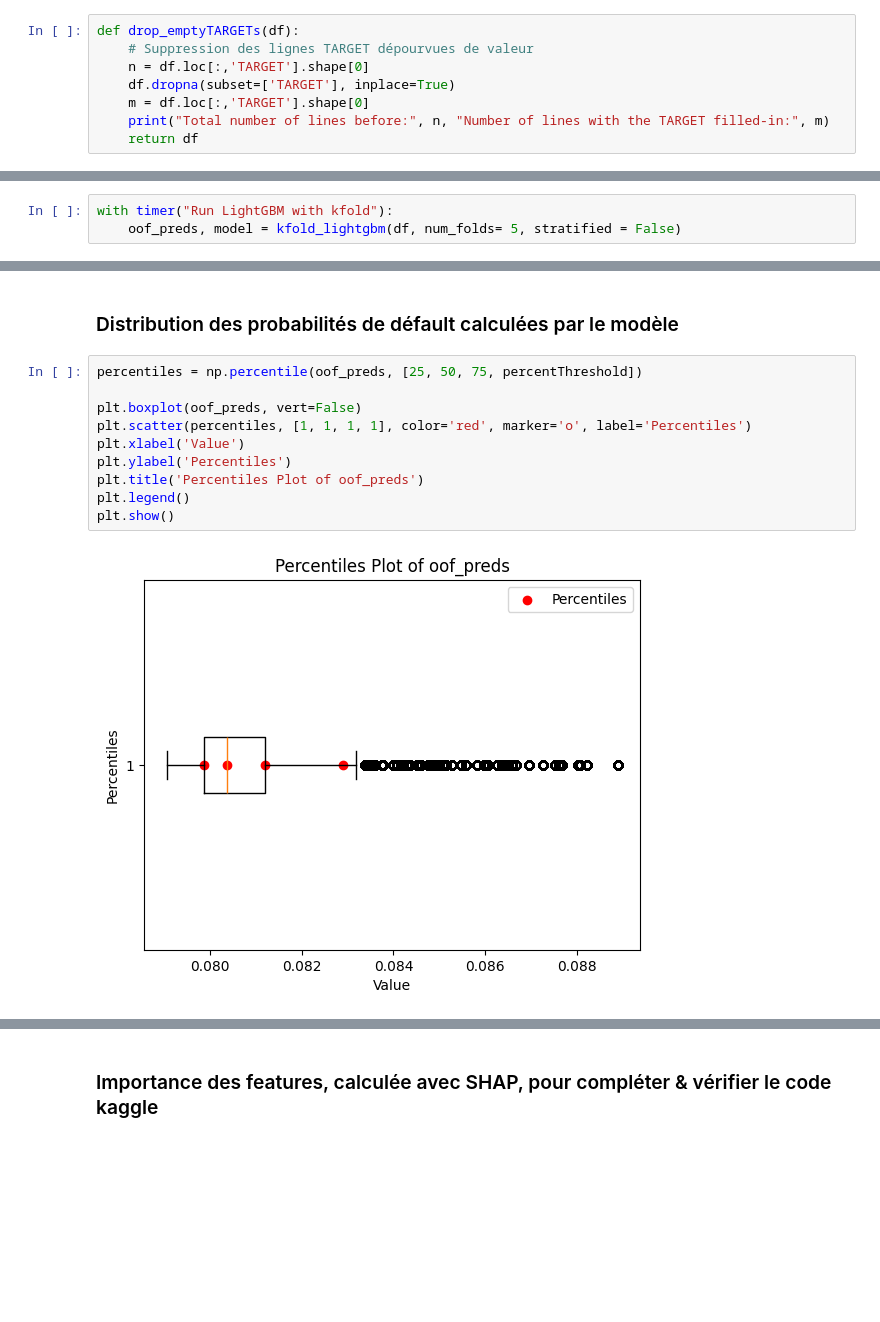
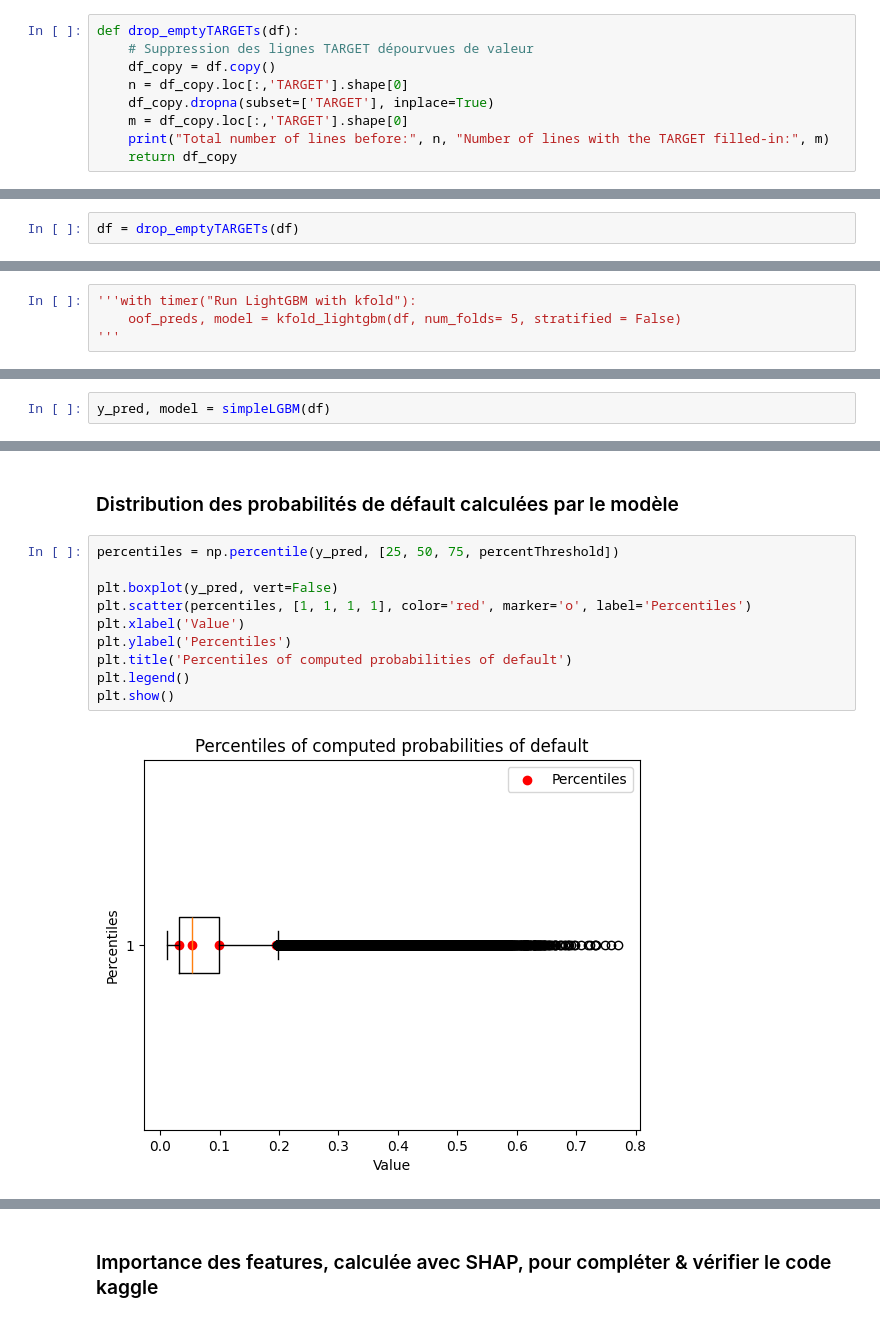
Before and after one commit to CharlesRrrr/RepositoryCreditScoring, a Jupyter notebook: PreProcessCreditToolG0.2.ipynb, the cells around one changed output, grey strips where cells are left out. Drawn from its saved outputs; the diff is of its cells as text; blank space fills up the shorter version.

```diff
--- a/PreProcessCreditToolG0.2.ipynb
+++ b/PreProcessCreditToolG0.2.ipynb
@@ -477,11 +479,12 @@ def clean_all(df):
 # %%
 def drop_emptyTARGETs(df):
     # Suppression des lignes TARGET dépourvues de valeur
-    n = df.loc[:,'TARGET'].shape[0]
-    df.dropna(subset=['TARGET'], inplace=True)
-    m = df.loc[:,'TARGET'].shape[0]
+    df_copy = df.copy()
+    n = df_copy.loc[:,'TARGET'].shape[0]
+    df_copy.dropna(subset=['TARGET'], inplace=True)
+    m = df_copy.loc[:,'TARGET'].shape[0]
     print("Total number of lines before:", n, "Number of lines with the TARGET filled-in:", m)
-    return df
+    return df_copy
 # %% [markdown]
 ### Fonction d'affichage de la ROC ou AUC (Area Under the ROC Curve)
 # %%
@@ -557,3 +560,5 @@ Non-numeric columns: Index(['NAME_CONTRACT_TYPE_Cash loans', 'NAME_CONTRACT_TYPE
       dtype='object', length=146)
 Still non-numeric columns, after cleaning: False
 JSON characters cleaned
+# %%
+df = drop_emptyTARGETs(df)
@@ -583,4 +628,5 @@ plt.show()
 # %%
-with timer("Run LightGBM with kfold"):
+'''with timer("Run LightGBM with kfold"):
     oof_preds, model = kfold_lightgbm(df, num_folds= 5, stratified = False)
+'''
 # %% [output]
@@ -618,0 +686,2 @@ Ratio of the repayed credit is 92 %
+# %%
+y_pred, model = simpleLGBM(df)
@@ -619,14 +692,14 @@ Ratio of the repayed credit is 92 %
 # %% [markdown]
 ### Distribution des probabilités de défault calculées par le modèle
 # %%
-percentiles = np.percentile(oof_preds, [25, 50, 75, percentThreshold])
+percentiles = np.percentile(y_pred, [25, 50, 75, percentThreshold])
 
-plt.boxplot(oof_preds, vert=False)
+plt.boxplot(y_pred, vert=False)
 plt.scatter(percentiles, [1, 1, 1, 1], color='red', marker='o', label='Percentiles')
 plt.xlabel('Value')
 plt.ylabel('Percentiles')
-plt.title('Percentiles Plot of oof_preds')
+plt.title('Percentiles of computed probabilities of default')
 plt.legend()
 plt.show()
 # %% [output]
-[figure, old version]
+[figure, new version]
```
Also changed, not shown: parts of 24 cells of this notebook, 2 other files.
